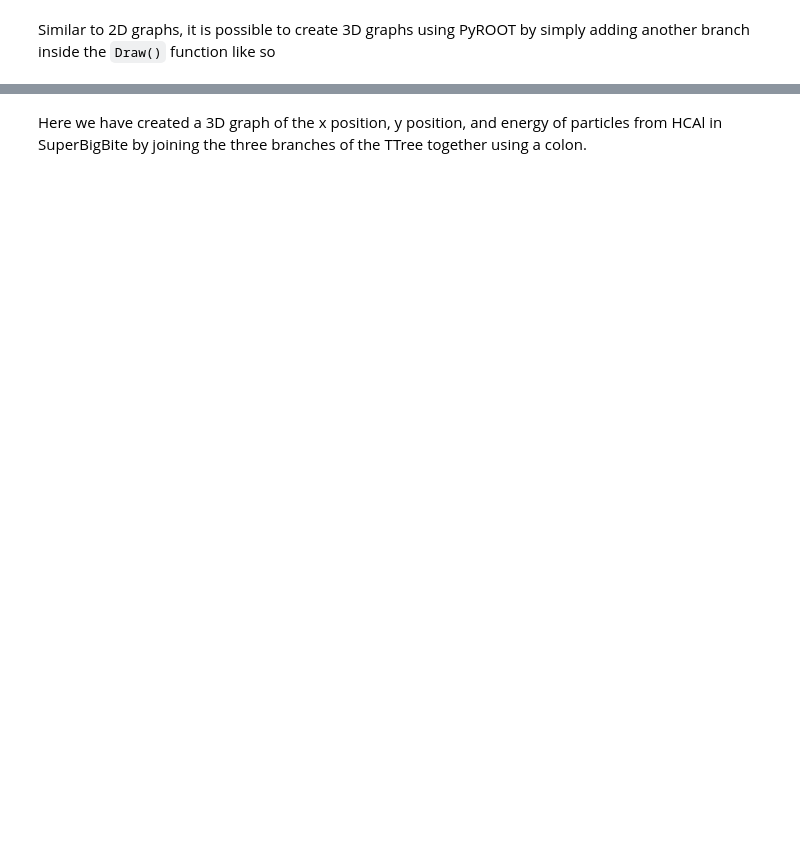
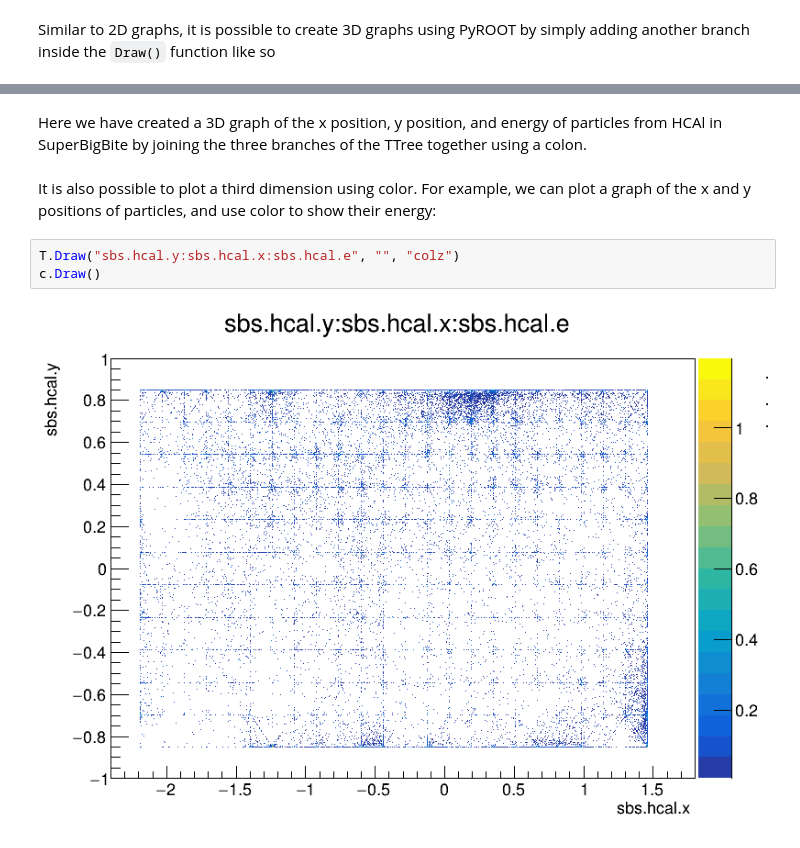
Before and after one commit to JeffersonLab/JupyterAnalysis, a Jupyter notebook: pyroot.ipynb, the cells around one changed output, grey strips where cells are left out. Saved outputs shown, nothing was run; the diff lists cells and outputs as text; blank space fills up the shorter version.

```diff
--- a/pyroot.ipynb
+++ b/pyroot.ipynb
@@ -79,2 +79,9 @@ c.Draw()
 # %% [markdown]
-Here we have created a 3D graph of the x position, y position, and energy of particles from HCAl in SuperBigBite by joining the three branches of the TTree together using a colon.
+Here we have created a 3D graph of the x position, y position, and energy of particles from HCAl in SuperBigBite by joining the three branches of the TTree together using a colon.<br>
+<br>
+It is also possible to plot a third dimension using color. For example, we can plot a graph of the x and y positions of particles, and use color to show their energy:
+# %%
+T.Draw("sbs.hcal.y:sbs.hcal.x:sbs.hcal.e", "", "colz")
+c.Draw()
+# %% [output]
+[figure, added]
```
Also changed, not shown: parts of 13 cells of this notebook.
